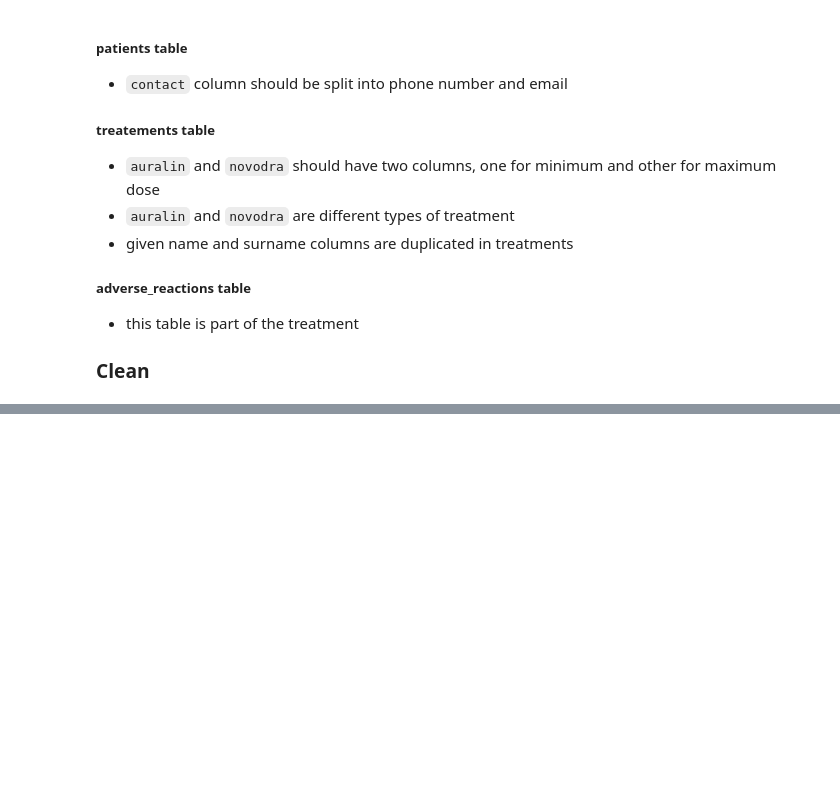
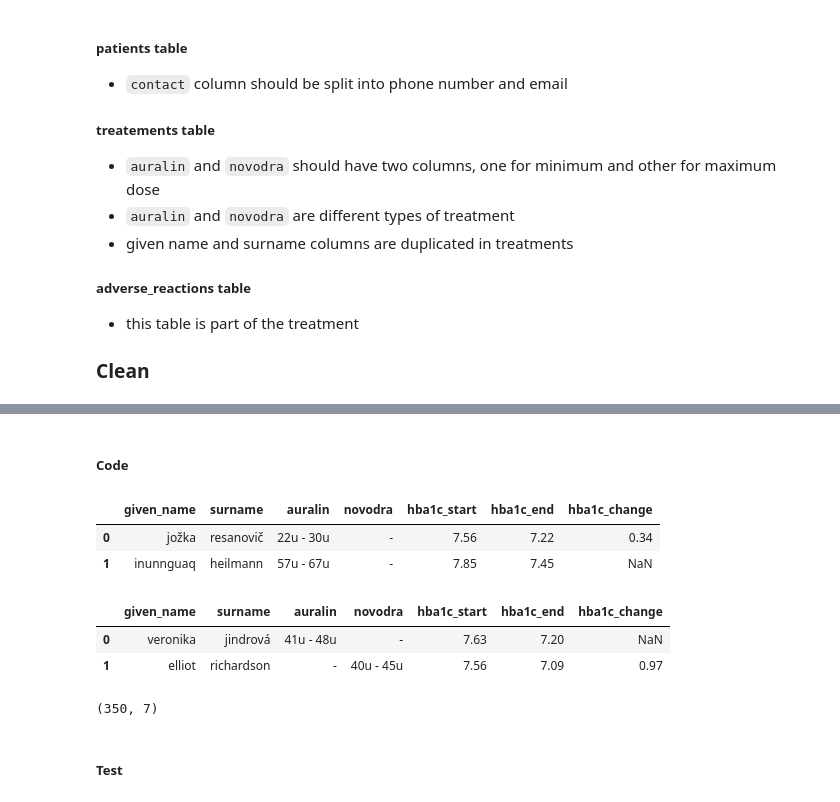
Before and after one commit to suefenali/data_analysis_nanodegree, a Jupyter notebook: cleaning_data/cleaning.ipynb, the cells around one changed output, grey strips where cells are left out. Saved outputs shown, nothing was run; the diff lists cells and outputs as text; code cells hidden in the pictures; blank space fills up the shorter version.

Commit message:
Clean missing data

```diff
--- a/cleaning_data/cleaning.ipynb
+++ b/cleaning_data/cleaning.ipynb
@@ -335,0 +331,21 @@ adverse_reactions_clean = adverse_reactions.copy()
+# %% [markdown]
+##### Code
+# %%
+treatments_cut = pd.read_csv('treatments_cut.csv')
+treatments_cut.head(2)
+# %% [output]
+|  | given_name | surname | auralin | novodra | hba1c_start | hba1c_end | hba1c_change |
+| 0 | jožka | resanovič | 22u - 30u | - | 7.56 | 7.22 | 0.34 |
+| 1 | inunnguaq | heilmann | 57u - 67u | - | 7.85 | 7.45 | NaN |
+# %%
+treatments_clean.head(2)
+# %% [output]
+|  | given_name | surname | auralin | novodra | hba1c_start | hba1c_end | hba1c_change |
+| 0 | veronika | jindrová | 41u - 48u | - | 7.63 | 7.20 | NaN |
+| 1 | elliot | richardson | - | 40u - 45u | 7.56 | 7.09 | 0.97 |
+# %%
+treatments_clean = pd.concat([treatments_clean, treatments_cut])
+# %% [output]
+(350, 7)
+# %% [markdown]
+##### Test
```
Also changed, not shown: parts of 9 cells of this notebook.
